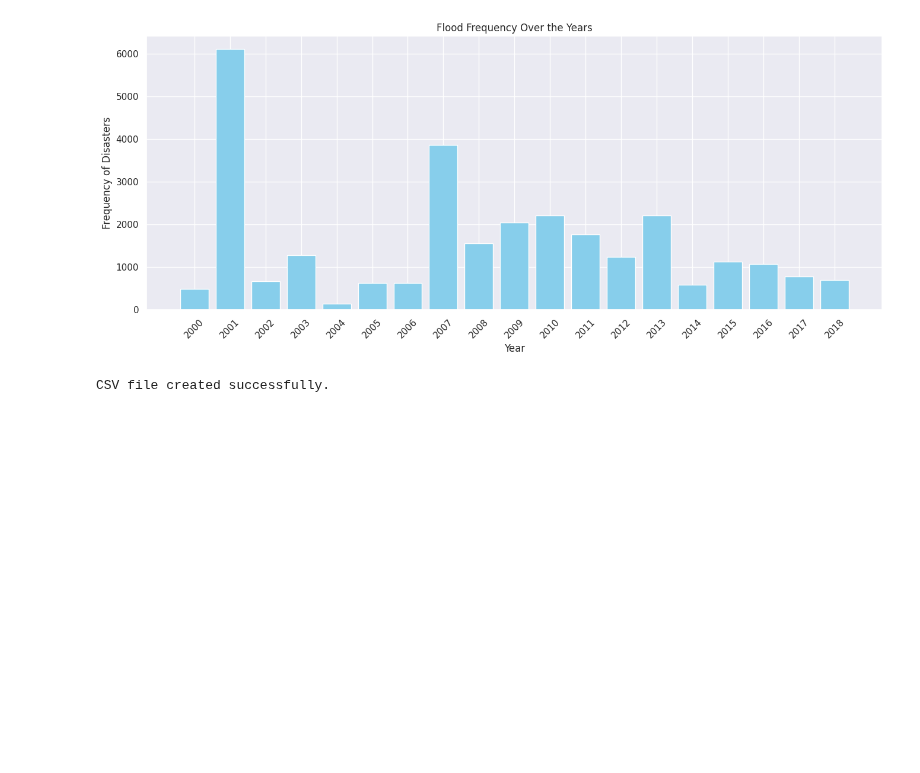
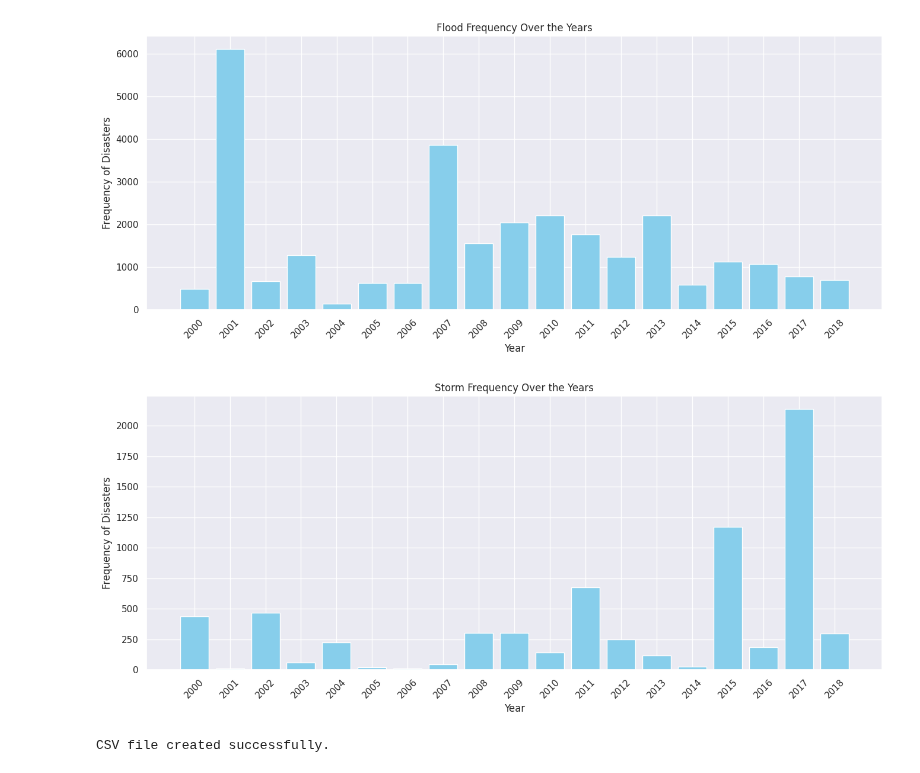
Before and after one commit to 0xpix/CERI-Project, a Jupyter notebook: notebooks/EDA.ipynb, the cells around one changed output. Cells and saved outputs as stored; diff of their text form; code cells hidden in the pictures; blank space fills up the shorter version.

```diff
--- a/notebooks/EDA.ipynb
+++ b/notebooks/EDA.ipynb
@@ -582,6 +711,10 @@ Index(['disasterno', 'Country', 'Location_y', 'Disaster type', 'Date', 'Year',
 plot_disaster_frequency(Disasters_in_africa_2000_2018, 'Flood')
 # %% [output]
 [figure]
+# %%
+plot_disaster_frequency(Disasters_in_africa_2000_2018, 'Storm')
+# %% [output]
+[figure, added]
 # %%
 # Saving the merged Dataset as a csv file
 Path_file = 'data/processed/Disasters_in_africa_2000_2018_processed.csv'
```
Also changed, not shown: parts of 12 cells of this notebook.
